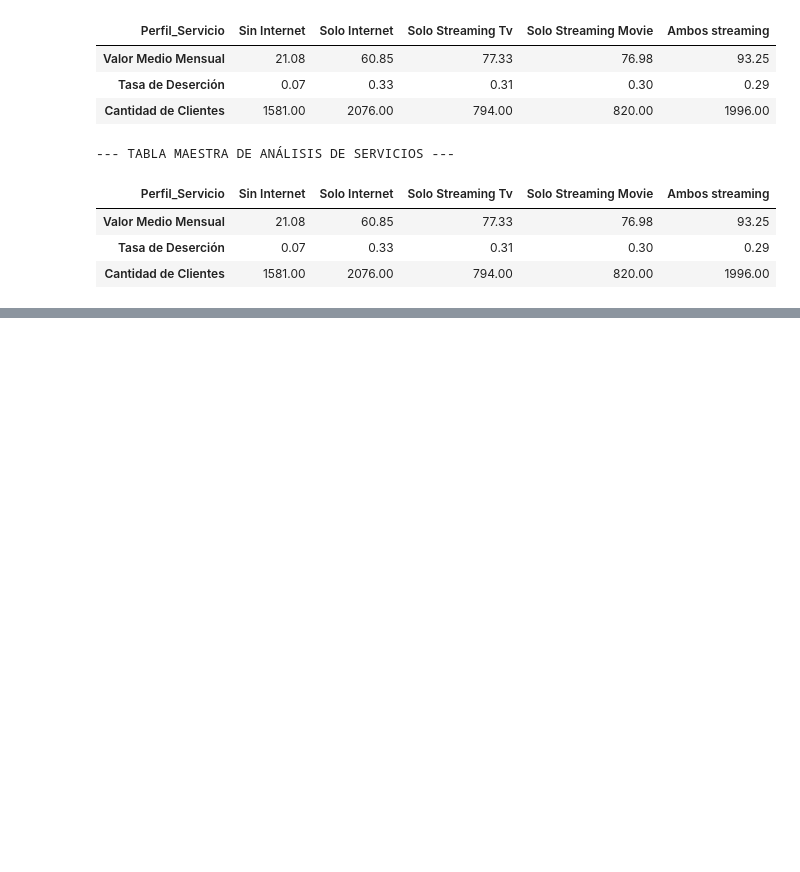
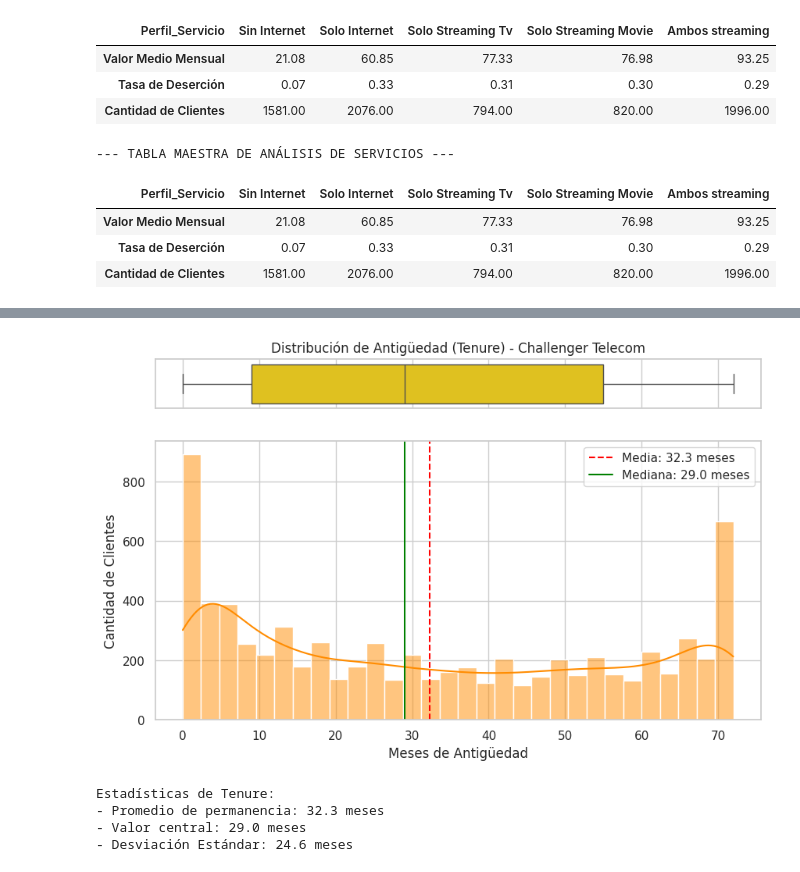
Before and after one commit to lstredel/Challenge-Telecom-X, a Jupyter notebook: Challenge_TelecomX.ipynb, the cells around one changed output, grey strips where cells are left out. Cells and saved outputs as stored; diff of their text form; code cells hidden in the pictures; blank space fills up the shorter version.

```diff
--- a/Challenge_TelecomX.ipynb
+++ b/Challenge_TelecomX.ipynb
@@ -980,0 +1071,35 @@ display(desagregado[['Valor_Medio_Mensual', 'Tasa_Churn_Interna', '% del Total d
+# %%
+# 1. Calculamos las métricas para Tenure
+media_t = df['customer.tenure'].mean()
+mediana_t = df['customer.tenure'].median()
+desv_std_t = df['customer.tenure'].std()
+
+# 2. Creamos la visualización
+fig, (ax_box, ax_hist) = plt.subplots(2, sharex=True, gridspec_kw={"height_ratios": (.15, .85)}, figsize=(10,6))
+
+# Boxplot
+sns.boxplot(x=df['customer.tenure'], ax=ax_box, color="gold")
+ax_box.set(title='Distribución de Antigüedad (Tenure) - Challenger Telecom', xlabel='')
+
+# Histograma con KDE
+sns.histplot(x=df['customer.tenure'], ax=ax_hist, kde=True, color="darkorange", bins=30)
+
+# Líneas de referencia
+ax_hist.axvline(media_t, color='red', linestyle='--', label=f'Media: {media_t:.1f} meses')
+ax_hist.axvline(mediana_t, color='green', linestyle='-', label=f'Mediana: {mediana_t:.1f} meses')
+
+plt.legend()
+plt.xlabel('Meses de Antigüedad')
+plt.ylabel('Cantidad de Clientes')
+plt.show()
+
+print(f"Estadísticas de Tenure:")
+print(f"- Promedio de permanencia: {media_t:.1f} meses")
+print(f"- Valor central: {mediana_t:.1f} meses")
+print(f"- Desviación Estándar: {desv_std_t:.1f} meses")
+# %% [output]
+[figure, added]
+Estadísticas de Tenure:
+- Promedio de permanencia: 32.3 meses
+- Valor central: 29.0 meses
+- Desviación Estándar: 24.6 meses
```
Also changed, not shown: parts of 22 cells of this notebook.
